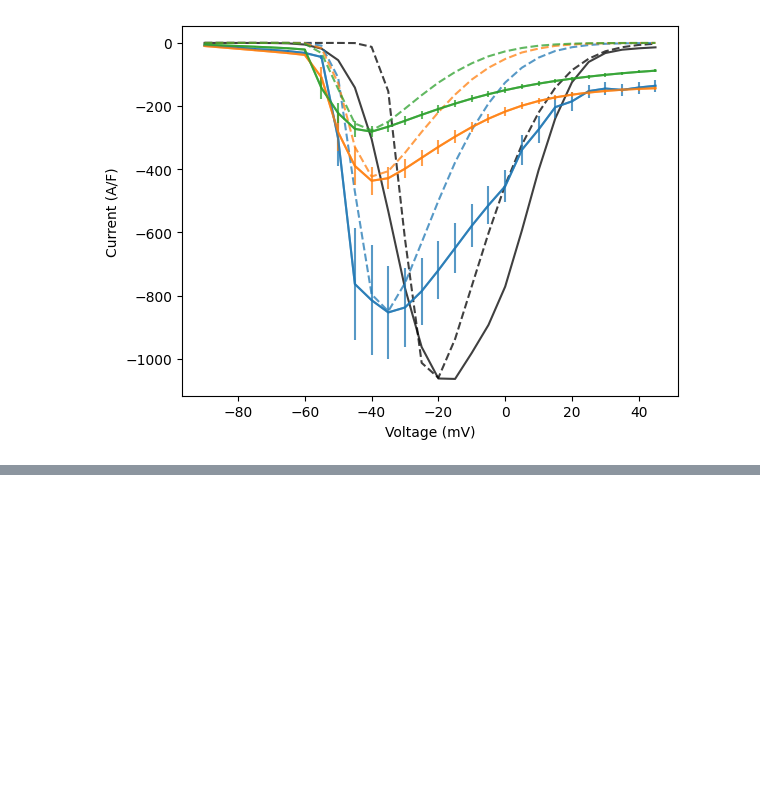
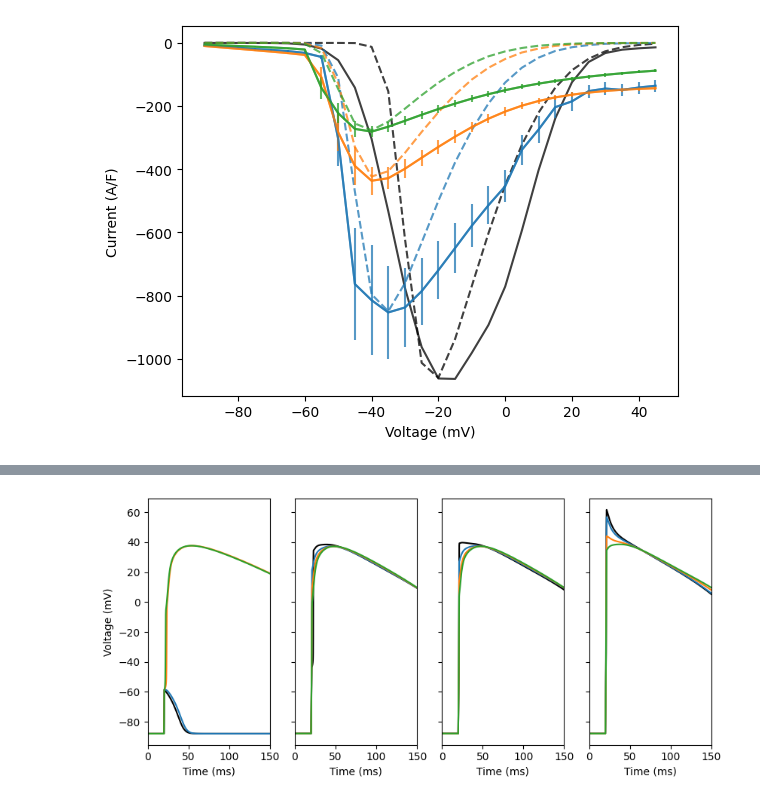
Before and after one commit to CardiacModelling/nav-artefact-model, a Jupyter notebook: src/ap/ap-effects.ipynb, the cells around one changed output, grey strips where cells are left out. Drawn from its saved outputs; the diff is of its cells as text; code cells hidden in the pictures; blank space fills up the shorter version.

```diff
--- a/src/ap/ap-effects.ipynb
+++ b/src/ap/ap-effects.ipynb
@@ -215,0 +254,38 @@ plt.show()
+# %%
+# Test different stim durations (take off potential)
+
+fig, axes = plt.subplots(1, 4, figsize=(8.5, 4), sharex=True, sharey=True)
+
+for i_v, v in enumerate([0.5, 0.75, 1, 1.5]):
+    m = myokit.Simulation(mmt_ap)
+    stim_amp_var = 'stimulus.amplitude'  # For dutta-2017.mmt
+    m.set_max_step_size(1e-1)  # ms
+    m.set_tolerance(1e-8, 1e-10)
+    m.set_constant(stim_amp_var, -80)
+    p = myokit.pacing.blocktrain(period=500,
+                                 #duration=1,
+                                 duration=v,
+                                 offset=20,
+                                 level=0.75)
+                                 #level=2)
+                                 #level=0.75)
+    m.set_protocol(p, label='pace')
+    m.pre(10000)
+
+    colors = ['black','C0', 'C1', 'C2']
+    for i, p in enumerate(PARAMS):
+        m.set_constant('ina.gNa', p[0])
+        m.set_constant('ina.p1', p[1])
+        m.set_constant('ina.p3', p[1])
+        d0 = m.run(TIME[-1]+1, log_times=TIME, log=LOG)
+        m.reset()
+        axes[i_v].plot(TIME, d0['membrane.V'], c=colors[i])
+
+    axes[i_v].set_xlabel('Time (ms)')
+
+axes[0].set_ylabel('Voltage (mV)')
+axes[0].set_xlim([0, 150])
+plt.tight_layout()
+plt.show()
+# %% [output]
+[figure, added]
```
Also changed, not shown: parts of 7 cells of this notebook.
